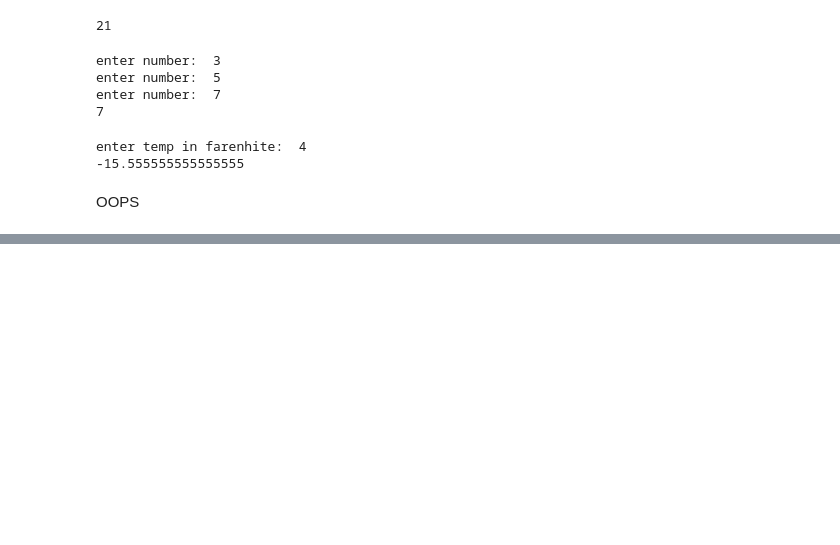
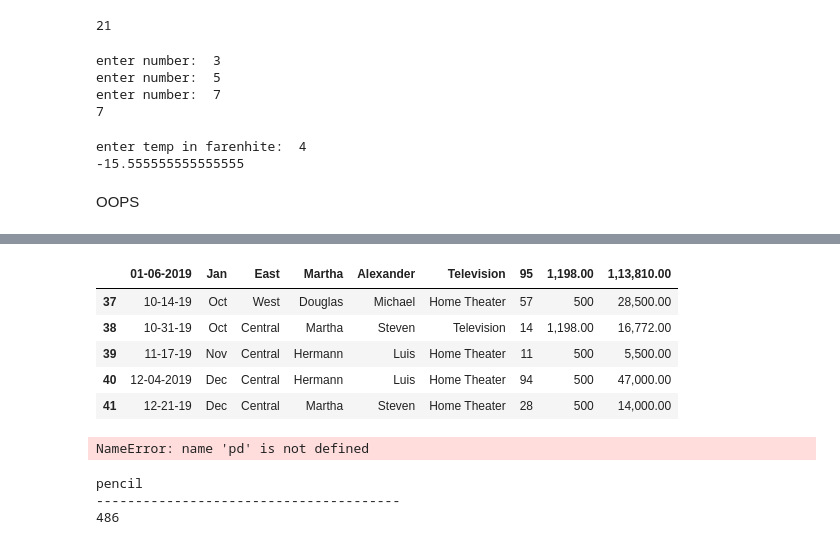
Before and after one commit to abhishekuniyal2024/IBM, a Jupyter notebook: ibm4PythonAI.ipynb, the cells around one changed output, grey strips where cells are left out. Cells and saved outputs as stored; diff of their text form; code cells hidden in the pictures; blank space fills up the shorter version.

```diff
--- a/ibm4PythonAI.ipynb
+++ b/ibm4PythonAI.ipynb
@@ -1194,0 +1453,5 @@ this line is here so the current cell is on top of screen, not at bottom
+# %%
+# show top 5 file. by default it show 5 file
+data = pd.read_csv('salesCSV.csv')
+print(data.head())
+#print(data.head(10))            # it will show top 10
@@ -1194,0 +1472,37 @@ this line is here so the current cell is on top of screen, not at bottom
+# %%
+# show bottom 5 file
+data.tail()
+# %% [output]
+|  | 01-06-2019 | Jan | East | Martha | Alexander | Television | 95 | 1,198.00 | 1,13,810.00 |
+| 37 | 10-14-19 | Oct | West | Douglas | Michael | Home Theater | 57 | 500 | 28,500.00 |
+| 38 | 10-31-19 | Oct | Central | Martha | Steven | Television | 14 | 1,198.00 | 16,772.00 |
+| 39 | 11-17-19 | Nov | Central | Hermann | Luis | Home Theater | 11 | 500 | 5,500.00 |
+| 40 | 12-04-2019 | Dec | Central | Hermann | Luis | Home Theater | 94 | 500 | 47,000.00 |
+| 41 | 12-21-19 | Dec | Central | Martha | Steven | Home Theater | 28 | 500 | 14,000.00 |
+# %%
+#length of column
+data = pd.read_excel('Excel.xlsx')
+print(data)
+print('--------------------------')
+
+# length of the column
+x = data[['Product']]
+print(x)
+# %% [output]
+NameError: name 'pd' is not defined
+# %%
+# loc and iloc to find specific value
+data = pd.read_excel('Excel.xlsx')
+# print(data)
+# print('---------------------------------------')
+
+# Access the value on the second row and the third column
+print(data.iloc[1, 2])
+print('---------------------------------------')
+
+# Access the column using the name
+print(data.loc[1, 'Amount'])
+# %% [output]
+pencil
+---------------------------------------
+486
```
Also changed, not shown: parts of 51 cells of this notebook, 1 other file.
